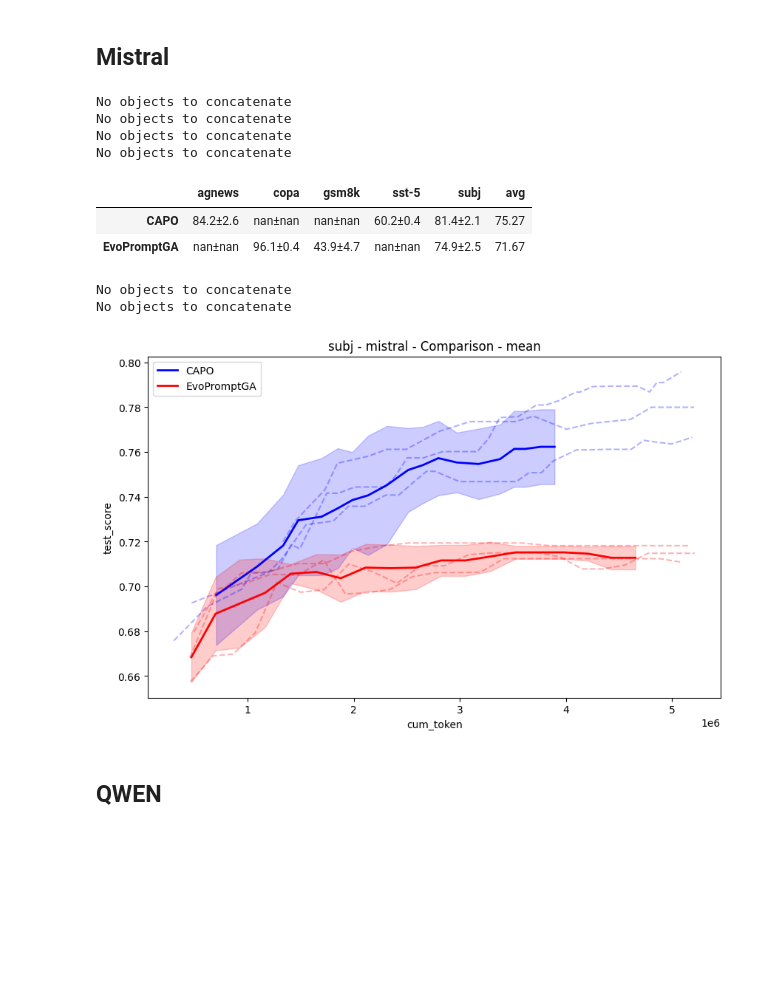
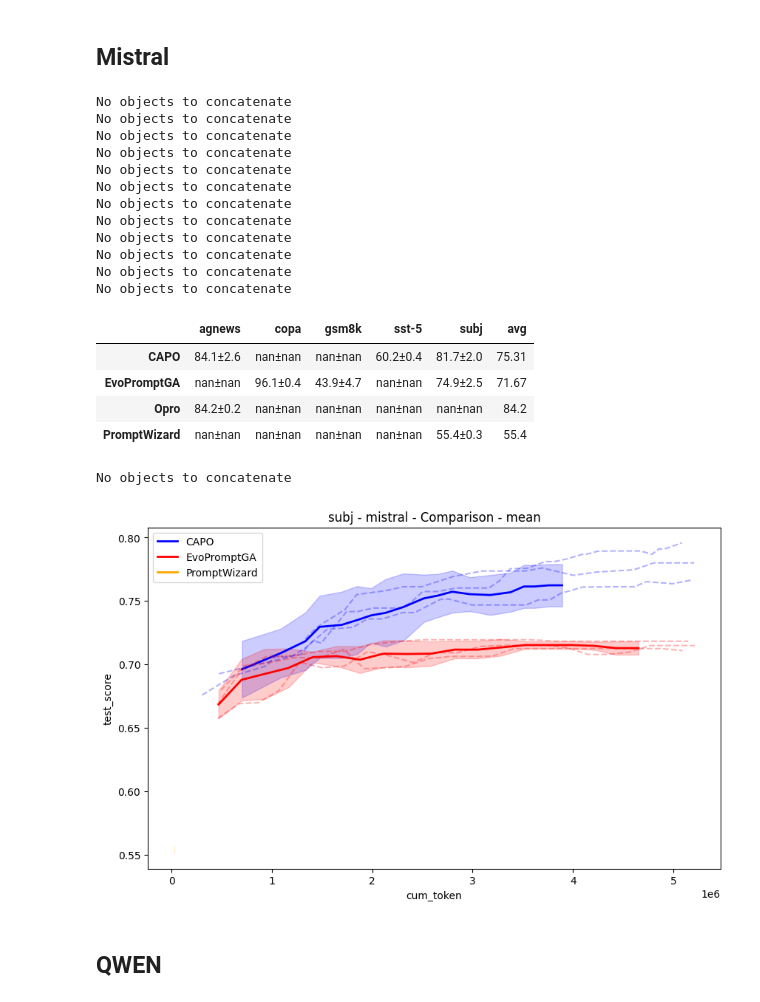
Before and after one commit to finitearth/capo, a Jupyter notebook: notebooks/seed_aggregation_eval.ipynb, the cells around one changed output. Cells and saved outputs as stored; diff of their text form; code cells hidden in the pictures; blank space fills up the shorter version.

```diff
--- a/notebooks/seed_aggregation_eval.ipynb
+++ b/notebooks/seed_aggregation_eval.ipynb
@@ -82,7 +96,8 @@ def get_data(dataset, model, optim):
     # filter out any with "hyper" in name
     seeds = [int(f.replace("sst-5", "sst5").split("\\")[-4].split("seed")[-1]) for f in files]
     df = pd.concat([pd.read_csv(p).assign(seed=seed) for seed, p in zip(seeds, files)], axis=0)
-
+    if "score" not in df.columns:
+        df["score"] = 0  # -> is promptwizard with only one prompt
     # calc tokens
     df["token"] = (
         df["input_tokens_meta_llm"] + df["input_tokens_downstream_llm"]
@@ -392,15 +404,30 @@ plot_prompt_lens("gsm8k", "EvoPromptGA");
 # %% [markdown]
 ## Mistral
 # %%
-generate_comparison_table(model="mistral", agg="best_train", cutoff_tokens=10_000_000)
+generate_comparison_table(
+    model="mistral",
+    agg="best_train",
+    cutoff_tokens=5_000_000,
+    optimizers=["CAPO", "EvoPromptGA", "Opro", "PromptWizard"],
+)
 # %% [output]
 No objects to concatenate
 No objects to concatenate
 No objects to concatenate
 No objects to concatenate
+No objects to concatenate
+No objects to concatenate
+No objects to concatenate
+No objects to concatenate
+No objects to concatenate
+No objects to concatenate
+No objects to concatenate
+No objects to concatenate
 |  | agnews | copa | gsm8k | sst-5 | subj | avg |
-| CAPO | 84.2±2.6 | nan±nan | nan±nan | 60.2±0.4 | 81.4±2.1 | 75.27 |
+| CAPO | 84.1±2.6 | nan±nan | nan±nan | 60.2±0.4 | 81.7±2.0 | 75.31 |
 | EvoPromptGA | nan±nan | 96.1±0.4 | 43.9±4.7 | nan±nan | 74.9±2.5 | 71.67 |
+| Opro | 84.2±0.2 | nan±nan | nan±nan | nan±nan | nan±nan | 84.2 |
+| PromptWizard | nan±nan | nan±nan | nan±nan | nan±nan | 55.4±0.3 | 55.4 |
 # %%
 plot_population_scores_comparison(
     "subj",
@@ -413,8 +440,7 @@ plot_population_scores_comparison(
 );
 # %% [output]
 No objects to concatenate
-No objects to concatenate
-[figure, old version]
+[figure, new version]
 # %% [markdown]
 ## QWEN
 # %%
```
Also changed, not shown: parts of 10 cells of this notebook.
